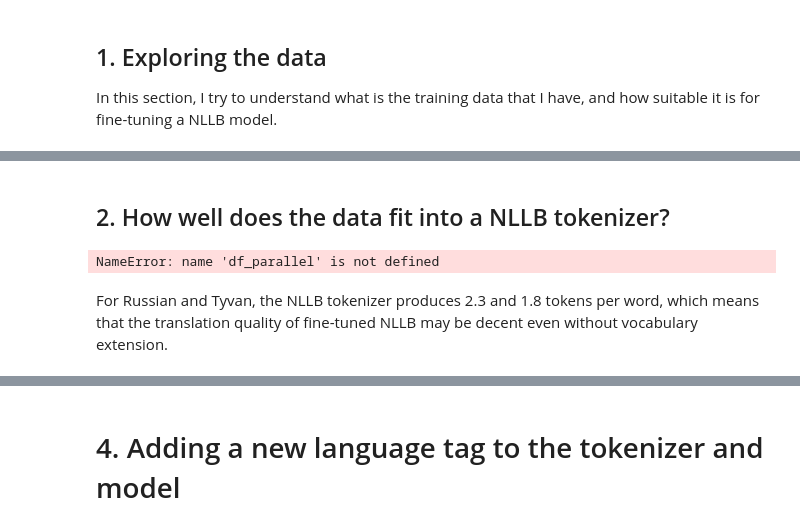
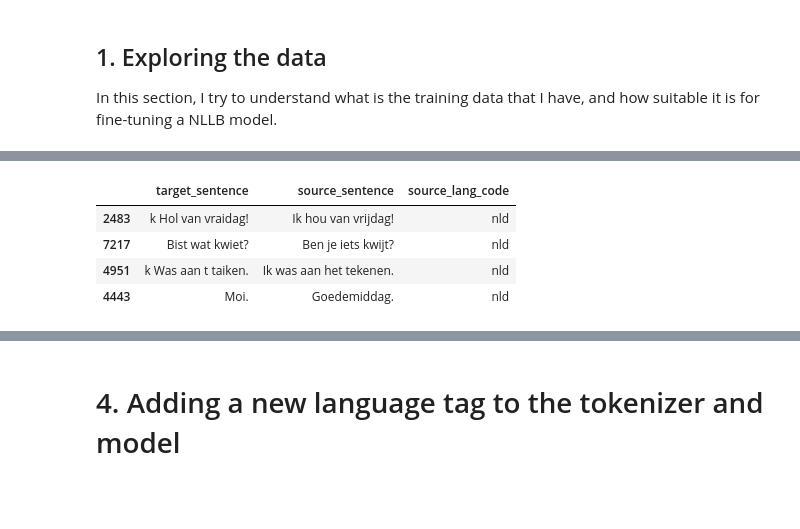
Before and after one commit to tom9358/nllb-tryout, a Jupyter notebook: multilanguage train.ipynb, the cells around one changed output, grey strips where cells are left out. Saved outputs shown, nothing was run; the diff lists cells and outputs as text; code cells hidden in the pictures; blank space fills up the shorter version.

```diff
--- a/multilanguage train.ipynb
+++ b/multilanguage train.ipynb
@@ -54,3 +14,68 @@ display(df_test.sample(3))
+# %%
+import pandas as pd
+from sklearn.model_selection import train_test_split
+from tqdm.auto import tqdm
+
+# Define language codes
+source_langs = ["nld", "eng", "deu", "spa", "afr"]
+target_lang = "gos"
+target_lang_long = target_lang+"_Latn"
+
+class ParallelCorpus:
+    def __init__(self, source_lang, target_lang):
+        self.source_lang = source_lang
+        self.target_lang = target_lang
+        self.source_lang_long = source_lang+'_Latn'
+        self.target_lang_long = target_lang+'_Latn'
+
+        # Load the parallel sentences for the given language pair
+        self.df = self.load_and_format_parallel_sentences()
+
+        # Split the data into train, validation, and test sets
+        self.df_train, self.df_temp = train_test_split(self.df, test_size=0.02, random_state=9358)
+        self.df_validate, self.df_test = train_test_split(self.df_temp, test_size=0.5, random_state=9358)
+
+        # Clean up temporary DataFrame
+        del self.df_temp
+
+    def load_and_format_parallel_sentences(self):
+        # Load sentences for the source and target language
+        source_sentences = pd.read_csv(
+            f"../tatoeba/{self.source_lang}_sentences.tsv.bz2",
+            sep="\t", header=None, names=["id", "language", "source_sentence"]
+        )
+        target_sentences = pd.read_csv(
+            f"../tatoeba/{self.target_lang}_sentences.tsv.bz2",
+            sep="\t", header=None, names=["id", "language", "target_sentence"]
+        )
+
+        # Load links
+        link_sentences = pd.read_csv(
+            "../tatoeba/links.tar.bz2",
+            sep="\t", header=None, names=["origin", "translation"]
+        )
+
+        # Merge datasets to create parallel sentence pairs
+        df_parallel = link_sentences.merge(source_sentences, left_on="origin", right_on="id")\
+                                    .merge(target_sentences, left_on="translation", right_on="id")\
+                                    [["target_sentence", "source_sentence"]]
+
+        # Add source language code
+        df_parallel["source_lang_code"] = self.source_lang
+
+        return df_parallel
+
+# Create a list of ParallelCorpus instances for each source language
+corpus_objects = [ParallelCorpus(lang, target_lang) for lang in tqdm(source_langs)]
+
+# Example: Access the training, validation, and test DataFrames for the first source language in the list
+corpus_objects[0].df_test.sample(4)
+# %% [output]
+|  | target_sentence | source_sentence | source_lang_code |
+| 2483 | k Hol van vraidag! | Ik hou van vrijdag! | nld |
+| 7217 | Bist wat kwiet? | Ben je iets kwijt? | nld |
+| 4951 | k Was aan t taiken. | Ik was aan het tekenen. | nld |
+| 4443 | Moi. | Goedemiddag. | nld |
 # %%
 # import requests
 
@@ -73,15 +98,3 @@ display(df_test.sample(3))
 
 # for i in data['data']:
 #     print(i['text'])
-# %% [markdown]
-## 2. How well does the data fit into a NLLB tokenizer?
-# %%
-from transformers import NllbTokenizer
-import re
-
-tokenizer = NllbTokenizer.from_pretrained(modelname, cache_dir=modelpath)
-
-texts_with_unk = [text for text in df_parallel.gos if tokenizer.unk_token_id in tokenizer(text).input_ids]
-if len(texts_with_unk)>0.001*len(df_parallel): print('more than 0.1% <unk> tokens found!')
-# %% [output]
-NameError: name 'df_parallel' is not defined
@@ -106,2 +100,0 @@ NameError: name 'df_parallel' is not defined
-# %% [markdown]
-For Russian and Tyvan, the NLLB tokenizer produces 2.3 and 1.8 tokens per word, which means that the translation quality of fine-tuned NLLB may be decent even without vocabulary extension.
```
Also changed, not shown: parts of 21 cells of this notebook.
